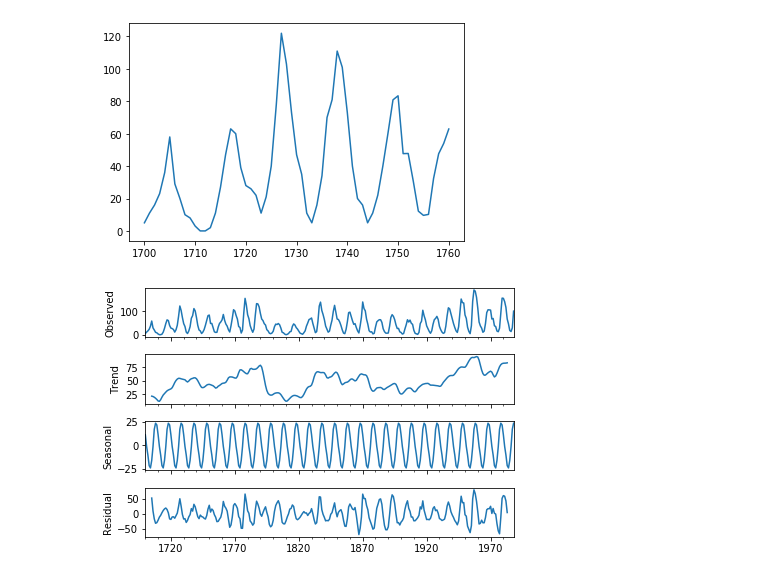
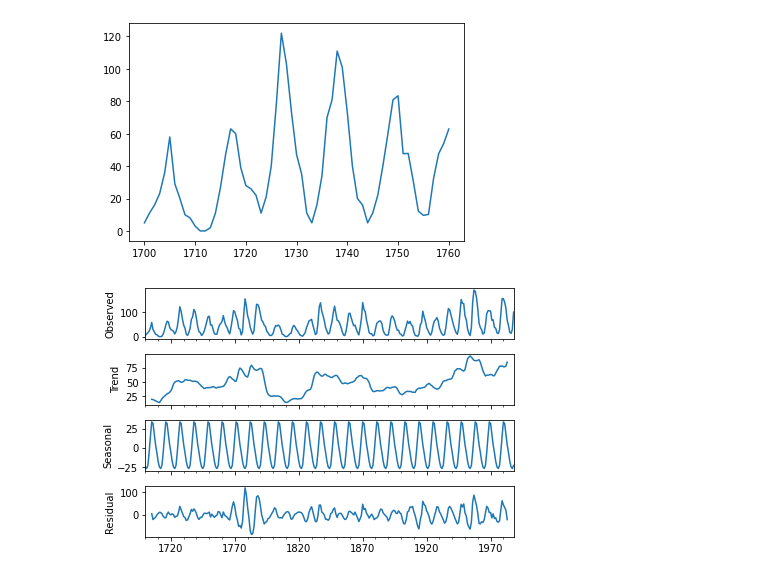
Before and after one commit to mdabrowski-phd/ds250223_regul, a Jupyter notebook: 04_szeregi_czasowe/04_dekompozycja_szeregu.ipynb, the cells around one changed output. Saved outputs shown, nothing was run; the diff lists cells and outputs as text; code cells hidden in the pictures.

```diff
--- a/04_szeregi_czasowe/04_dekompozycja_szeregu.ipynb
+++ b/04_szeregi_czasowe/04_dekompozycja_szeregu.ipynb
@@ -191,7 +228,7 @@ Start = 1700
 End = 1988
 Frequency = 1
 # %%
-sunspot = pd.read_csv('../data/sunspot.csv')
+sunspot = pd.read_csv('sunspot.csv')
 sunspot
 # %% [output]
 |  | value |
@@ -244,11 +281,11 @@ plt.show()
 # %% [output]
 [figure]
 # %%
-sunspot_dec = seasonal_decompose(sunspot, model='additive', freq=10)
+sunspot_dec = seasonal_decompose(sunspot, model='additive', freq=11)
 sunspot_dec.plot()
 plt.show()
 # %% [output]
-[figure, old version]
+[figure, new version]
 # %%
 check_time_series_stationary(sunspot_dec.resid.value.dropna())
 # %% [output]
```
Also changed, not shown: parts of 13 cells of this notebook, 6 other files.
